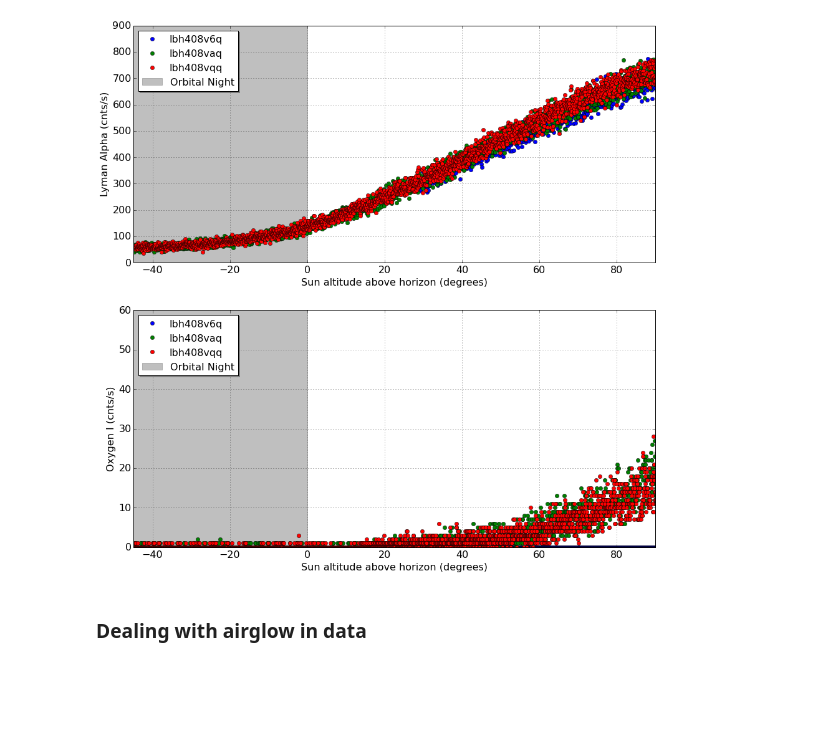
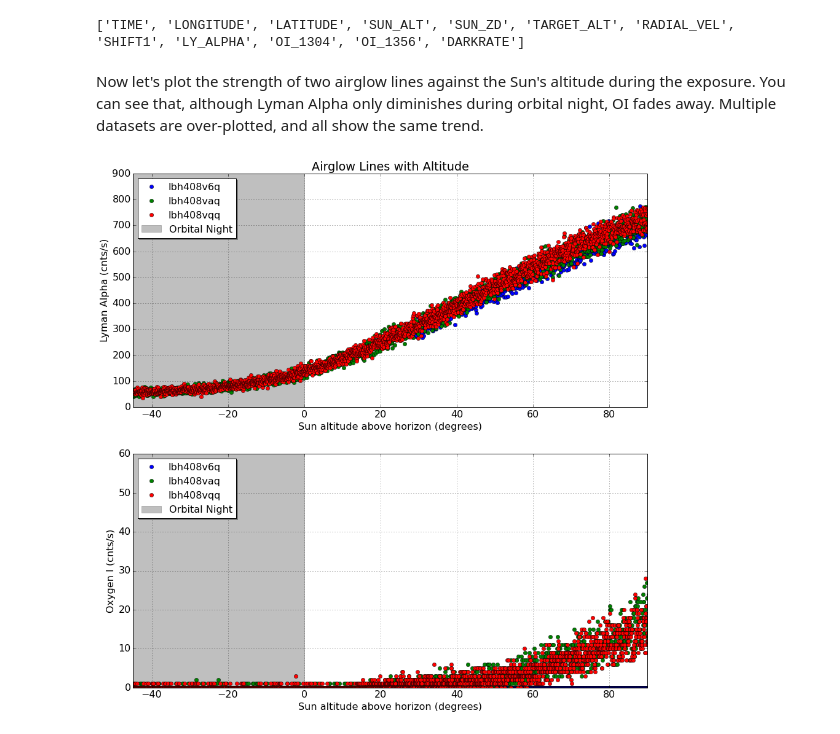
Before and after one commit to justincely/AAS224, a Jupyter notebook: timefilter_tutorial.ipynb, the cells around one changed output. Drawn from its saved outputs; the diff is of its cells as text; code cells hidden in the pictures; blank space fills up the shorter version.

Commit message:
checkin before going over to gh-pages

```diff
--- a/timefilter_tutorial.ipynb
+++ b/timefilter_tutorial.ipynb
@@ -21,22 +38,24 @@ fig = plt.figure(figsize=(15, 15))
 ax1 = fig.add_subplot(2, 1, 1)
 ax2 = fig.add_subplot(2, 1, 2)
 
-ax1.set_ylabel('FUVA', fontsize=16)
-ax2.set_ylabel('FUVB', fontsize=16)
-
-for item in glob.glob('airglow/lbh*x1dsum.fits'):
+for item in glob.glob('data/lbh*x1dsum.fits'):
     hdu = fits.open(item)
     ax1.plot(hdu[1].data['WAVELENGTH'].ravel(), hdu[1].data['FLUX'].ravel(), label=os.path.split(item)[1][:9])
     ax2.plot(hdu[1].data['WAVELENGTH'].ravel(), hdu[1].data['FLUX'].ravel(), label=os.path.split(item)[1][:9])
 
 for axis in [ax1, ax2]:
     axis.grid(True)
-    axis.set_xlabel("Wavelength", fontsize=16)
-    axis.legend(shadow=True, numpoints=1, loc='upper left', fontsize=16)
+    axis.set_xlabel("Wavelength")
+    axis.legend(shadow=True, numpoints=1, loc='upper left')
 
 ax1.set_ylim(0, 5e-14)
 ax1.set_xlim(1295, 1315)
 
 ax2.set_ylim(0, 2e-14)
 ax2.set_xlim(1190, 1230)
+
+ax1.set_ylabel('FUVA')
+ax2.set_ylabel('FUVB')
+
+ax1.set_title('Airglow Emission')
 # %% [output]
@@ -45,29 +70,34 @@ ax2.set_xlim(1190, 1230)
+# %%
+hdu = fits.open('data/lbh408vaq_corrtag_b.fits')
+print hdu['timeline'].data.names
+# %% [output]
+['TIME', 'LONGITUDE', 'LATITUDE', 'SUN_ALT', 'SUN_ZD', 'TARGET_ALT', 'RADIAL_VEL', 'SHIFT1', 'LY_ALPHA', 'OI_1304', 'OI_1356', 'DARKRATE']
+# %% [markdown]
+Now let's plot the strength of two airglow lines against the Sun's altitude during the exposure.  You can see that, although Lyman Alpha only diminishes during orbital night, OI fades away.  Multiple datasets are over-plotted, and all show the same trend.
 # %%
 fig = plt.figure(figsize=(15, 15))
 ax1 = fig.add_subplot(2, 1, 1)
 ax2 = fig.add_subplot(2, 1, 2)
 
-ax1.set_ylabel('Lyman Alpha (cnts/s)', fontsize=16)
-ax2.set_ylabel('Oxygen I (cnts/s)', fontsize=16)
-
-
-for item in glob.glob('airglow/lbh*corrtag_b.fits'):
+for item in glob.glob('data/lbh*corrtag_b.fits'):
     hdu = fits.open(item)
     ax1.plot(hdu['timeline'].data['SUN_ALT'], hdu['timeline'].data['LY_ALPHA'], 'o', label=os.path.split(item)[1][:9])
 
-for item in glob.glob('airglow/lbh*corrtag_a.fits'):
+for item in glob.glob('data/lbh*corrtag_a.fits'):
     hdu = fits.open(item)
     ax2.plot(hdu['timeline'].data['SUN_ALT'], hdu['timeline'].data['OI_1304'],'o', label=os.path.split(item)[1][:9])
 
 for axis in [ax1, ax2]:
     axis.grid(True)
     axis.axvspan(xmin=-45, xmax=0, ymin=0, ymax=1, label='Orbital Night', alpha=.5, color='grey')
     axis.set_xlim(-45, 90)
     axis.set_xlabel("Sun altitude above horizon (degrees)", fontsize=16)
     axis.legend(shadow=True, numpoints=1, loc='upper left', fontsize=16)
 
+ax1.set_ylabel('Lyman Alpha (cnts/s)', fontsize=16)
+ax2.set_ylabel('Oxygen I (cnts/s)', fontsize=16)
+
+ax1.set_title('Airglow Lines with Altitude')
 fig.savefig('airglow_strength.pdf', bbox_inches='tight')
 # %% [output]
-[figure, old version]
+[figure, new version]
-# %% [markdown]
-### Dealing with airglow in data
```
Also changed, not shown: parts of 16 cells of this notebook, 4 other files.
